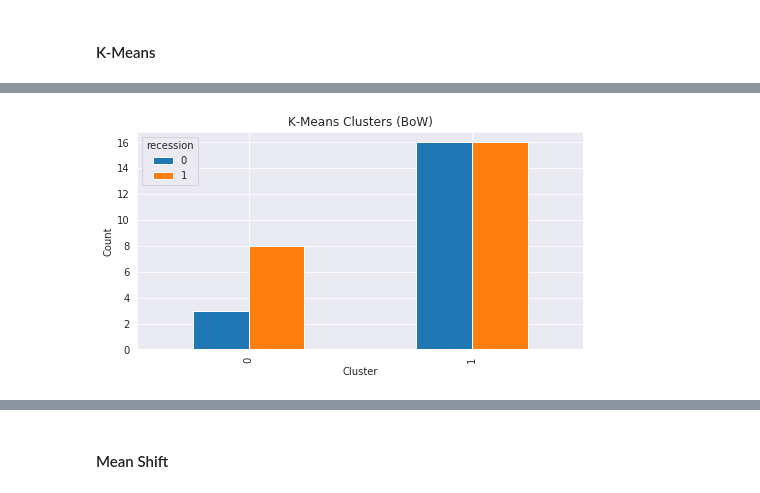
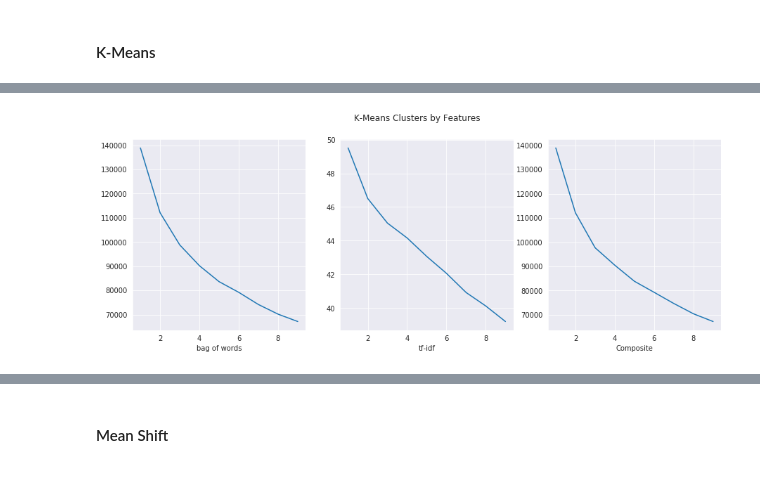
Before and after one commit to aarondelgiudice/thinkful, a Jupyter notebook: unit_4/capstone/4_5b_model_selection.ipynb, the cells around one changed output, grey strips where cells are left out. Cells and saved outputs as stored; diff of their text form; code cells hidden in the pictures.

```diff
--- a/unit_4/capstone/4_5b_model_selection.ipynb
+++ b/unit_4/capstone/4_5b_model_selection.ipynb
@@ -214,10 +154,31 @@ Training: 20.758908426745496, Test: 11.612529437979086 +/- 0.20914062151536914 %
-# %%
-# K Means Clusters of BoW features
-prediction = pd.crosstab(kmeans_pred_bow, y_train_bow)
-prediction.plot(kind='bar', stacked=False, figsize=[8,4])
-plt.title('K-Means Clusters (BoW)')
-plt.xlabel('Cluster')
-plt.ylabel('Count')
-plt.show()
-# %% [output]
-[figure, removed]
+# %%
+from sklearn.cluster import KMeans
+
+# Run the Kmeans algorithm and get the index of data points clusters
+inertia_bow = []
+inertia_tfidf = []
+inertia_data = []
+k_range = list(range(1, 10))
+
+for k in k_range:
+    kmeans = KMeans(n_clusters=k)
+    inertia_bow.append(kmeans.fit(Data_bow).inertia_)
+    inertia_tfidf.append(kmeans.fit(Data_tfidf).inertia_)
+    inertia_data.append(kmeans.fit(Data).inertia_)
+
+# plot recession target variable
+fig, axes = plt.subplots(1, 3, figsize=(15,5))
+
+sns.lineplot(k_range, inertia_bow, ax=axes[0])
+axes[0].set_xlabel("bag of words")
+
+sns.lineplot(k_range, inertia_tfidf, ax=axes[1])
+axes[1].set_xlabel("tf-idf")
+
+sns.lineplot(k_range, inertia_data, ax=axes[2])
+axes[2].set_xlabel("Composite")
+
+fig.suptitle("K-Means Clusters by Features")
+plt.show;
+# %% [output]
+[figure, added]
```
Also changed, not shown: parts of 98 cells of this notebook.
